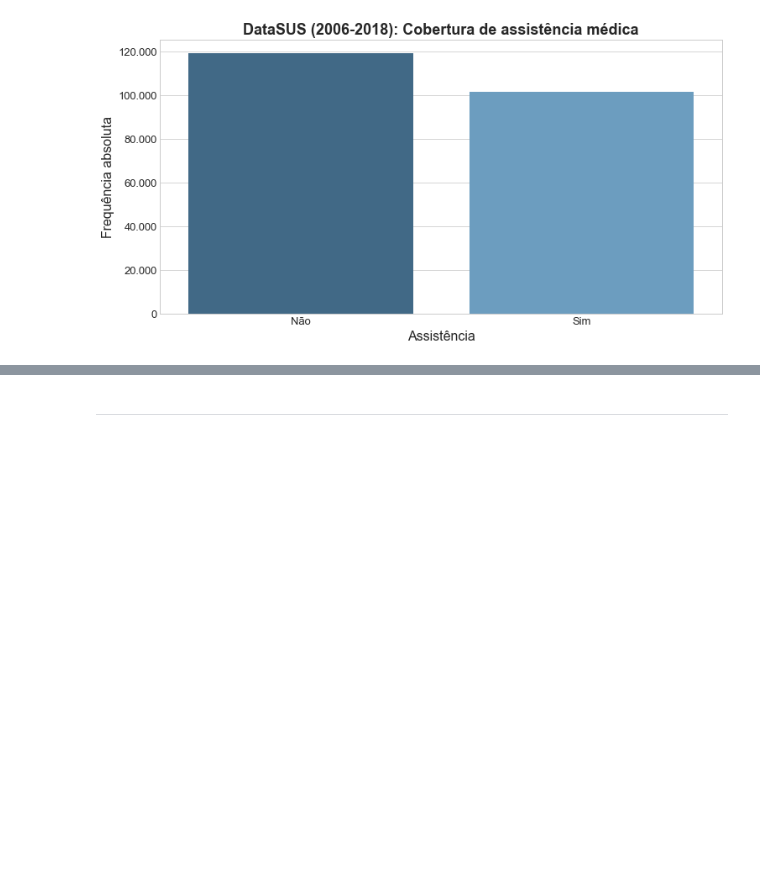
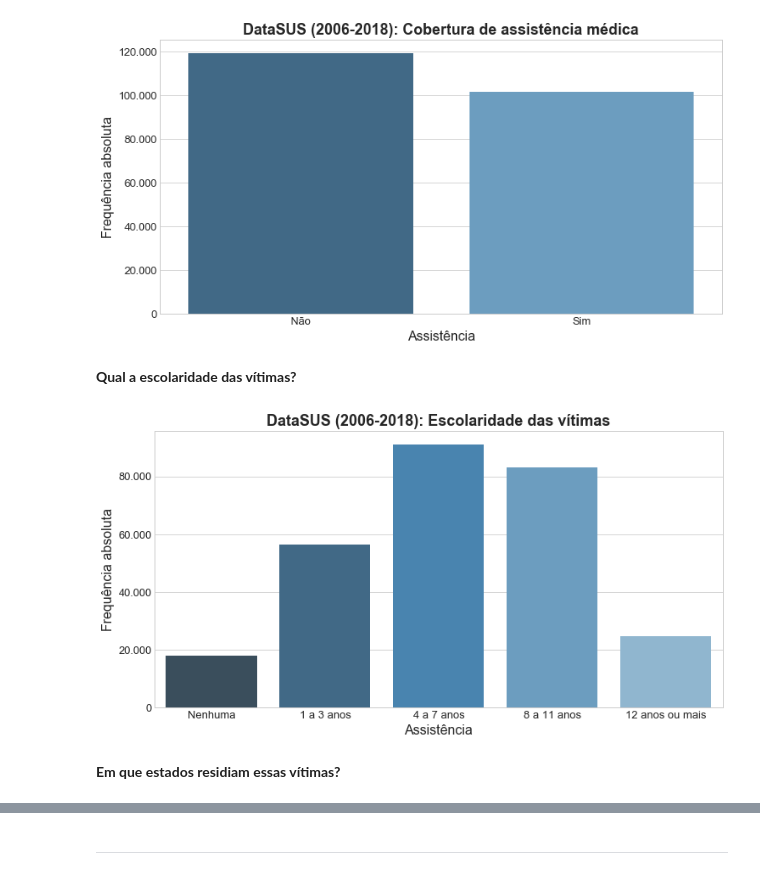
Before and after one commit to soterolab/datasus, a Jupyter notebook: 02-exploring-data.ipynb, the cells around one changed output, grey strips where cells are left out. Cells and saved outputs as stored; diff of their text form; code cells hidden in the pictures; blank space fills up the shorter version.

Commit message:
update EDA: add some plots & UF json

```diff
--- a/02-exploring-data.ipynb
+++ b/02-exploring-data.ipynb
@@ -164,3 +170,24 @@ ax.yaxis.set_major_formatter(FuncFormatter(format_milhar))
 plt.show()
 # %% [output]
 [figure]
+# %% [markdown]
+**Qual a escolaridade das vítimas?**
+# %%
+fig, ax = plt.subplots(figsize=fig_size)
+
+ax.set_title('DataSUS (2006-2018): Escolaridade das vítimas', fontsize=title_size, fontweight='bold')
+
+order = ['Nenhuma', '1 a 3 anos', '4 a 7 anos', '8 a 11 anos', '12 anos ou mais']
+
+sns.countplot(x="Escolaridade", data=data, palette=palette, order=order, ax=ax)
+
+ax.set_ylabel('Frequência absoluta', fontsize=label_size)
+ax.set_xlabel('Assistência', fontsize=label_size)
+ax.tick_params(labelsize=tick_size)
+ax.yaxis.set_major_formatter(FuncFormatter(format_milhar))
+
+plt.show()
+# %% [output]
+[figure, added]
+# %% [markdown]
+**Em que estados residiam essas vítimas?**
```
Also changed, not shown: parts of 6 cells of this notebook, 1 other file.
